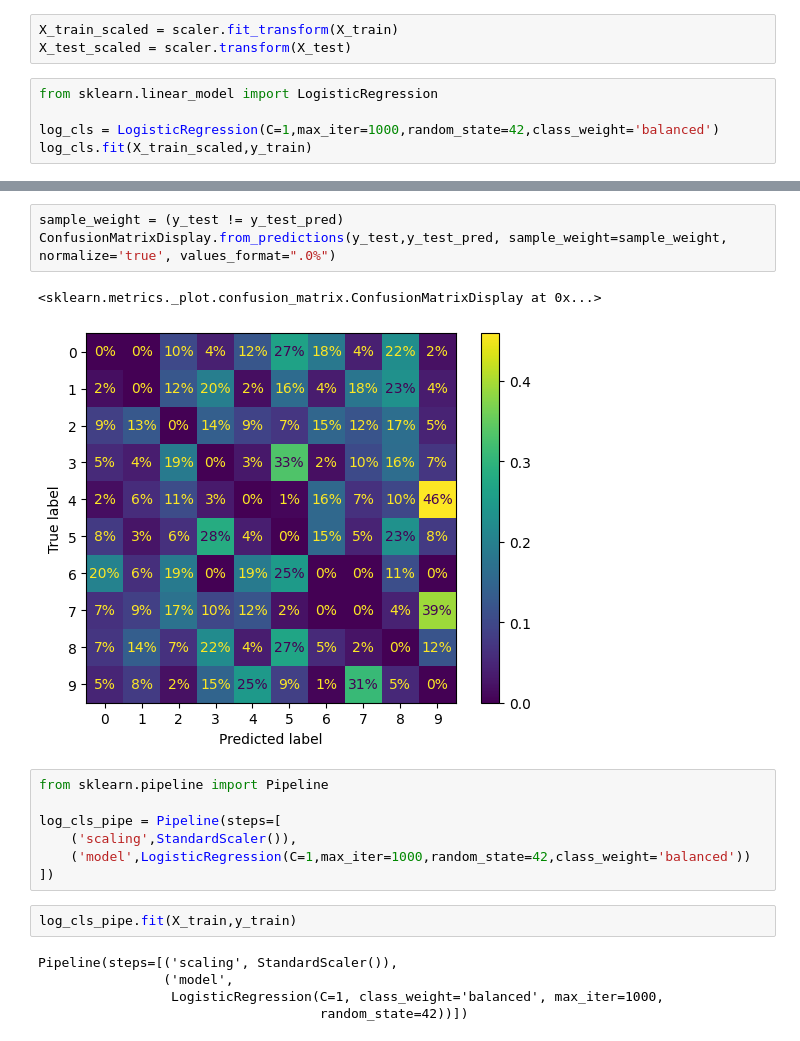
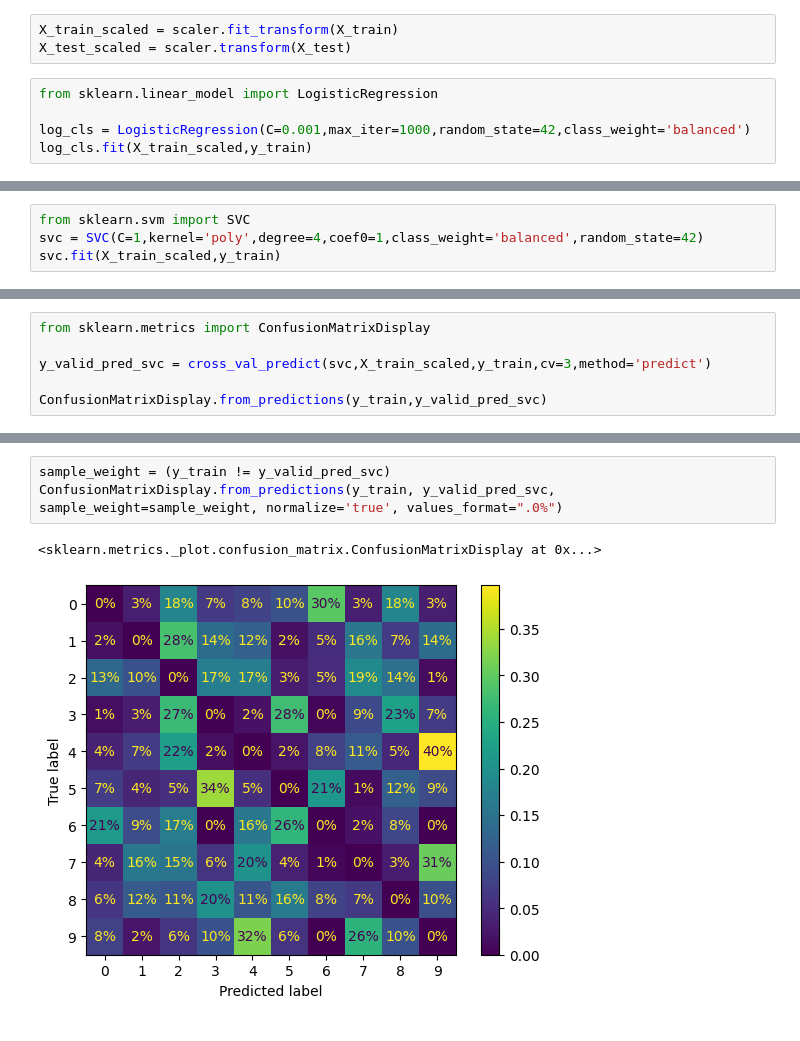
Before and after one commit to hazemala/predect_hand_written_digits, a Jupyter notebook: main.ipynb, the cells around one changed output, grey strips where cells are left out. Cells and saved outputs as stored; diff of their text form.

Commit message:
svc model

```diff
--- a/main.ipynb
+++ b/main.ipynb
@@ -71,6 +71,6 @@ X_test_scaled = scaler.transform(X_test)
 # %%
 from sklearn.linear_model import LogisticRegression
 
-log_cls = LogisticRegression(C=1,max_iter=1000,random_state=42,class_weight='balanced')
+log_cls = LogisticRegression(C=0.001,max_iter=1000,random_state=42,class_weight='balanced')
 log_cls.fit(X_train_scaled,y_train)
 # %% [output]
@@ -124,0 +109,4 @@ ConfusionMatrixDisplay.from_predictions(y_test,y_test_pred)
+# %%
+from sklearn.svm import SVC
+svc = SVC(C=1,kernel='poly',degree=4,coef0=1,class_weight='balanced',random_state=42)
+svc.fit(X_train_scaled,y_train)
@@ -124,0 +126,6 @@ ConfusionMatrixDisplay.from_predictions(y_test,y_test_pred)
+# %%
+from sklearn.metrics import ConfusionMatrixDisplay
+
+y_valid_pred_svc = cross_val_predict(svc,X_train_scaled,y_train,cv=3,method='predict')
+
+ConfusionMatrixDisplay.from_predictions(y_train,y_valid_pred_svc)
@@ -130,20 +140,6 @@ ConfusionMatrixDisplay.from_predictions(y_test,y_test_pred, normalize='true', va
 # %%
-sample_weight = (y_test != y_test_pred)
-ConfusionMatrixDisplay.from_predictions(y_test,y_test_pred, sample_weight=sample_weight, normalize='true', values_format=".0%")
+sample_weight = (y_train != y_valid_pred_svc)
+ConfusionMatrixDisplay.from_predictions(y_train, y_valid_pred_svc, sample_weight=sample_weight, normalize='true', values_format=".0%")
 # %% [output]
 <sklearn.metrics._plot.confusion_matrix.ConfusionMatrixDisplay at 0x...>
-[figure, old version]
+[figure, new version]
-# %%
-from sklearn.pipeline import Pipeline
-
-log_cls_pipe = Pipeline(steps=[
-    ('scaling',StandardScaler()),
-    ('model',LogisticRegression(C=1,max_iter=1000,random_state=42,class_weight='balanced'))
-])
-# %%
-log_cls_pipe.fit(X_train,y_train)
-# %% [output]
-Pipeline(steps=[('scaling', StandardScaler()),
-                ('model',
-                 LogisticRegression(C=1, class_weight='balanced', max_iter=1000,
-                                    random_state=42))])
```
Also changed, not shown: parts of 23 cells of this notebook, 1 other file.
